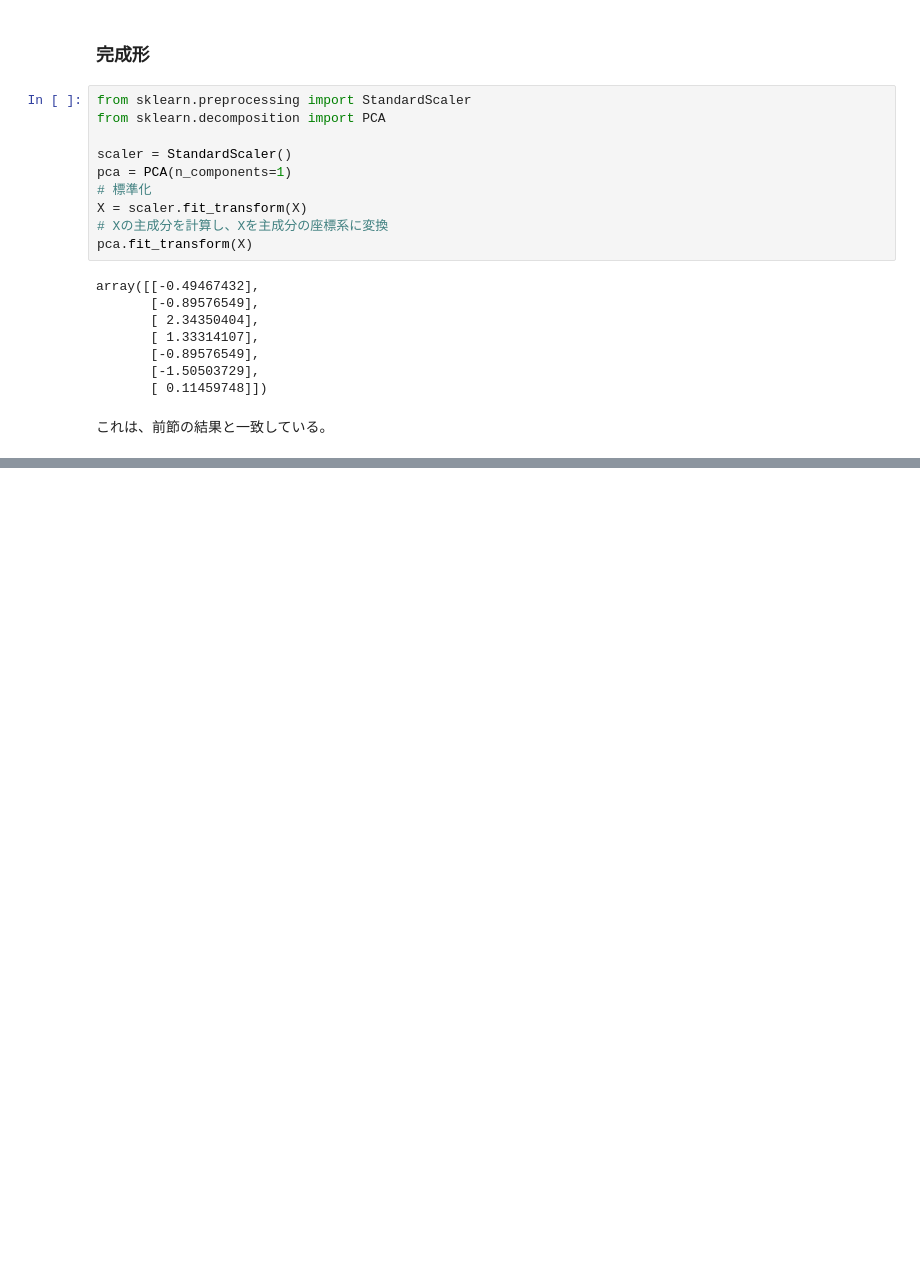
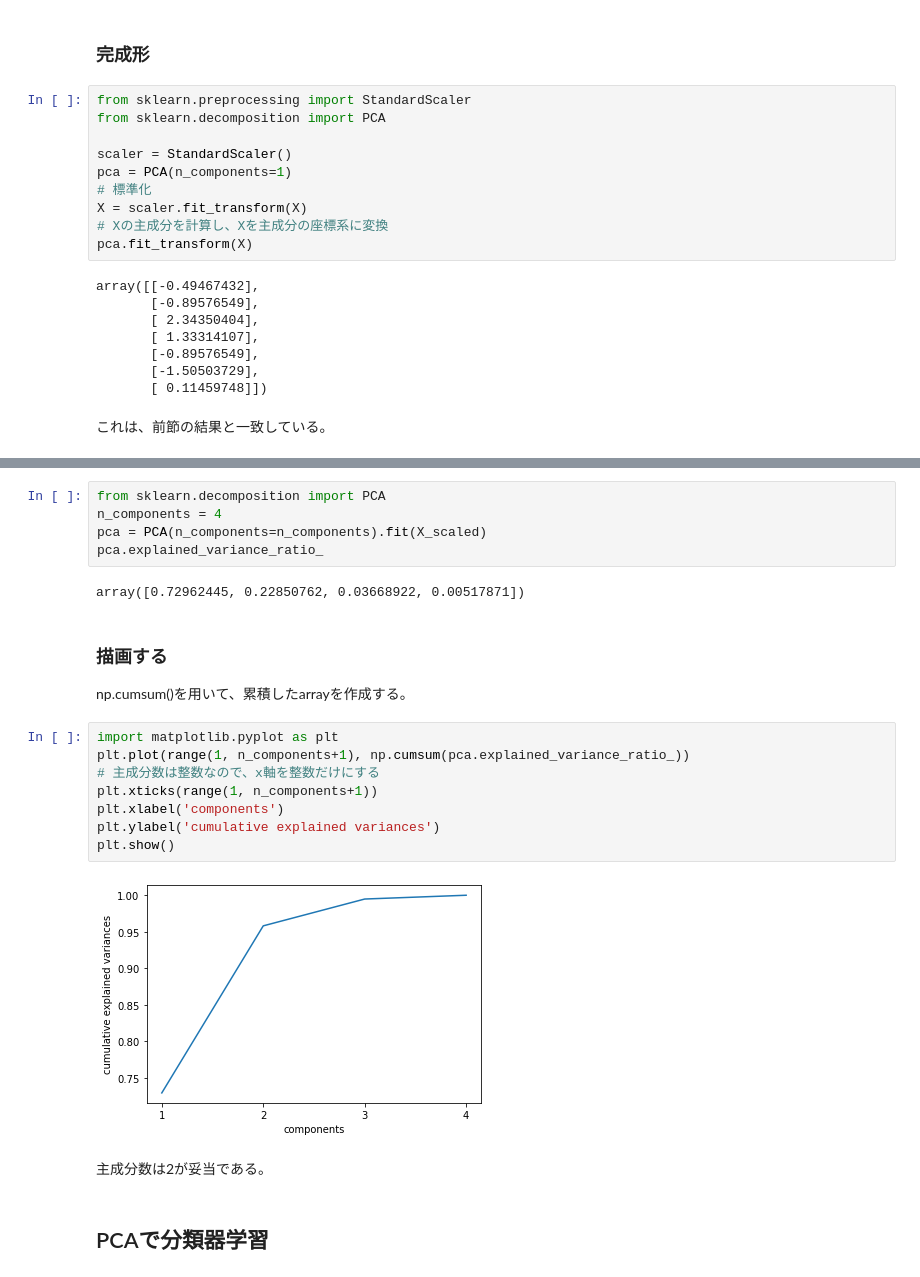
Before and after one commit to Masuo-4/MachineLearning, a Jupyter notebook: PCA(主成分分析).ipynb, the cells around one changed output, grey strips where cells are left out. Saved outputs shown, nothing was run; the diff lists cells and outputs as text; blank space fills up the shorter version.

```diff
--- a/PCA(主成分分析).ipynb
+++ b/PCA(主成分分析).ipynb
@@ -230,0 +291,24 @@ array([[-0.49467432],
+# %%
+from sklearn.decomposition import PCA
+n_components = 4
+pca = PCA(n_components=n_components).fit(X_scaled)
+pca.explained_variance_ratio_
+# %% [output]
+array([0.72962445, 0.22850762, 0.03668922, 0.00517871])
+# %% [markdown]
+### 描画する
+np.cumsum()を用いて、累積したarrayを作成する。
+# %%
+import matplotlib.pyplot as plt
+plt.plot(range(1, n_components+1), np.cumsum(pca.explained_variance_ratio_))
+# 主成分数は整数なので、x軸を整数だけにする
+plt.xticks(range(1, n_components+1))
+plt.xlabel('components')
+plt.ylabel('cumulative explained variances')
+plt.show()
+# %% [output]
+[figure, added]
+# %% [markdown]
+主成分数は2が妥当である。
+# %% [markdown]
+## PCAで分類器学習
```
Also changed, not shown: parts of 34 cells of this notebook.
